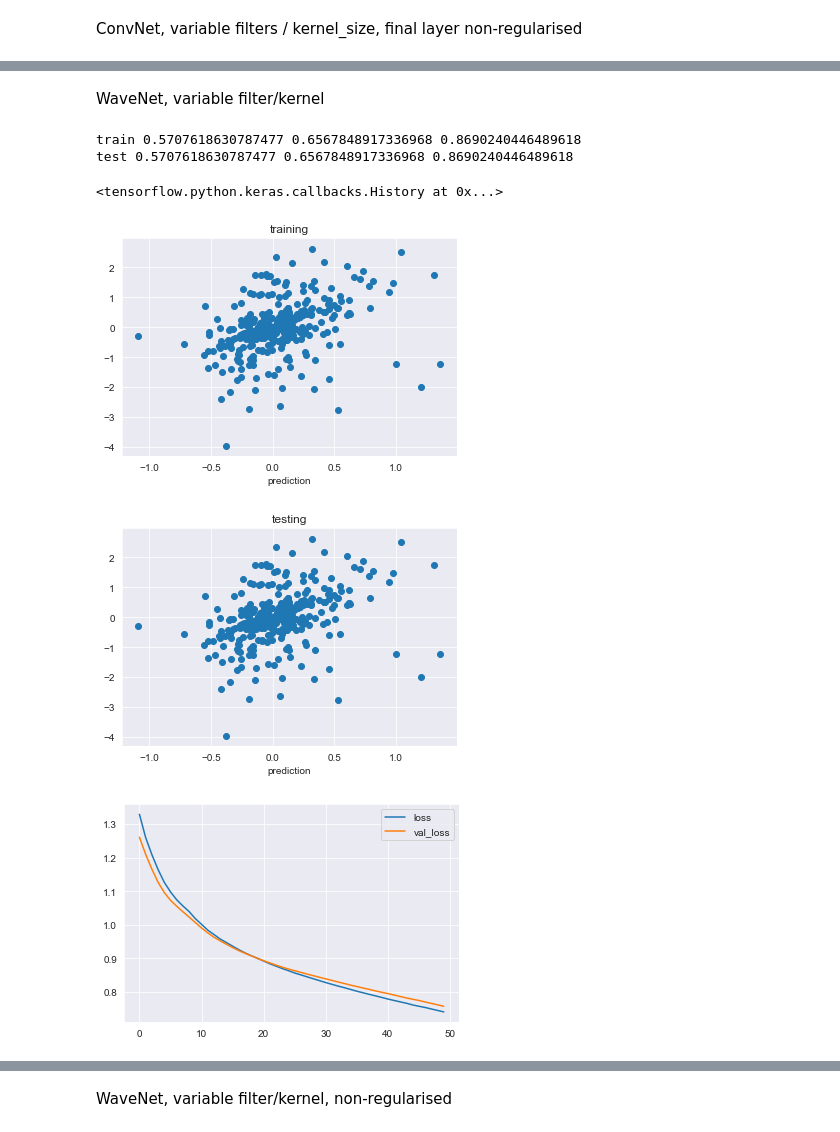
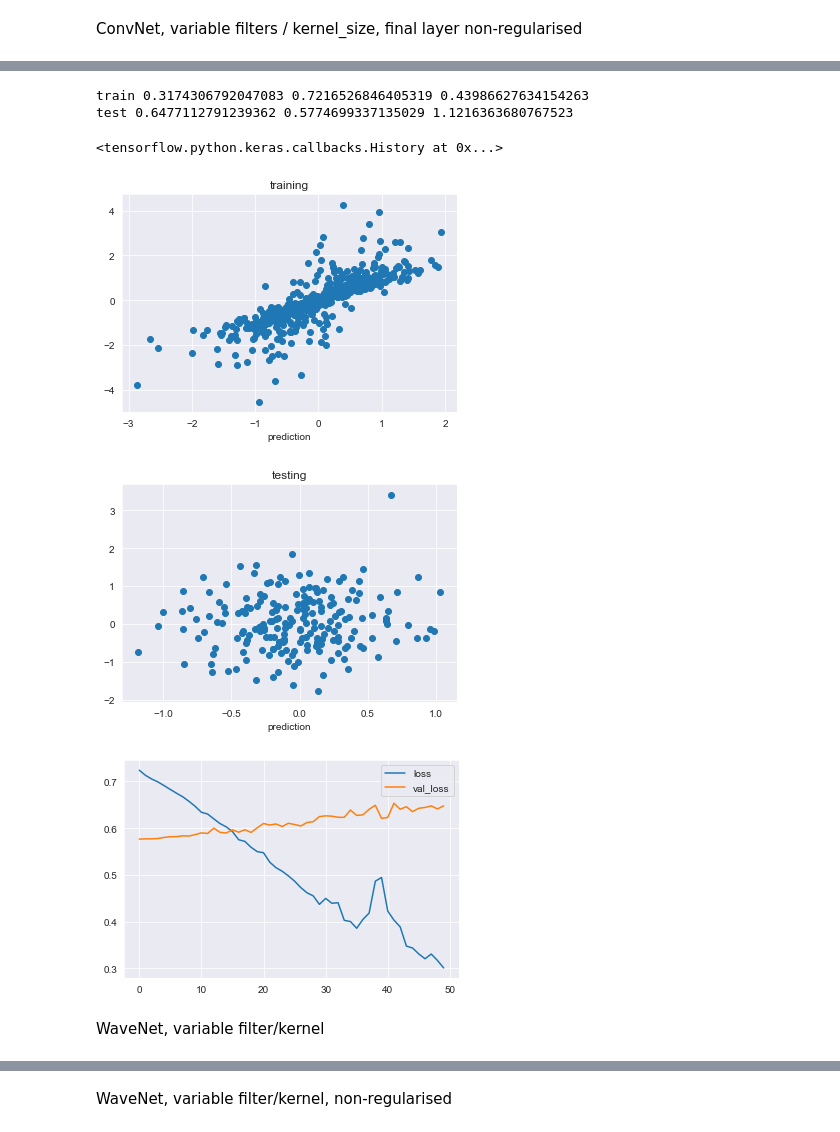
Before and after one commit to navin9292/Google_Wavenet-_Model, a Jupyter notebook: wavenet.ipynb, the cells around one changed output, grey strips where cells are left out. Cells and saved outputs as stored; diff of their text form; code cells hidden in the pictures.

```diff
--- a/wavenet.ipynb
+++ b/wavenet.ipynb
@@ -158,0 +181,13 @@ test 0.8802986422019727 0.8802129578053762 1.0000973450752306
+# %%
+def conv_multi_extra_layer_unregularized():
+    x = i = Input(shape=(30, 1))
+    x = BatchNormalization()(x)
+    x = Convolution1D(filters=4, kernel_size=8, dilation_rate=1, padding='same', activation='relu')(x)
+    x = Convolution1D(filters=8, kernel_size=4, dilation_rate=2, padding='same', activation='relu')(x)
+    x = Convolution1D(filters=16, kernel_size=2, dilation_rate=4, padding='same', activation='relu')(x)
+    x = Convolution1D(filters=32, kernel_size=1, dilation_rate=8, padding='same', activation='relu')(x)
+    x = Flatten()(x)
+    x = Dense(30, activation='relu')(x)
+    x = Dense(1, activation='linear')(x)
+    model = keras.Model(i, x)
+    return model
@@ -237,27 +265,15 @@ test 0.3441257364082499 0.6567848917336968 0.523955012880809
+# %%
+model = conv_multi_extra_layer_unregularized()
+model.compile(optimizer=tensorflow.keras.optimizers.Adam(1e-3), loss='mae')
+hist = model.fit(train_data_gen, epochs=50, validation_data=test_data_gen, verbose=0)
+evaluate_model(model, hist)
+hist
+# %% [output]
+train 0.3174306792047083 0.7216526846405319 0.43986627634154263
+test 0.6477112791239362 0.5774699337135029 1.1216363680767523
+<tensorflow.python.keras.callbacks.History at 0x...>
+[figure, added]
+[figure, added]
+[figure, added]
 # %% [markdown]
 WaveNet, variable filter/kernel
-# %%
-x = i = Input(shape=(30, 1))
-x = BatchNormalization()(x)
-x, _ = WaveNetBlock(filters=4, kernel_size=8, dilation_rate=1, activation='relu')(x)
-x, _ = WaveNetBlock(filters=8, kernel_size=4, dilation_rate=2, activation='relu')(x)
-x, _ = WaveNetBlock(filters=16, kernel_size=2, dilation_rate=4, activation='relu')(x)
-x, _ = WaveNetBlock(filters=32, kernel_size=1, dilation_rate=8, activation='relu')(x)
-x = Flatten()(x)
-x = Dense(30, activation='relu', kernel_regularizer='l2')(x)
-# x = Dense(30, activation='relu', kernel_regularizer='l2')(x)
-x = Dense(1, activation='linear', kernel_regularizer='l2')(x)
-
-
-model = keras.Model(i, x)
-model.compile(optimizer=tensorflow.keras.optimizers.Adam(1e-3), loss='mae')
-hist = model.fit(train_data_gen, epochs=50, validation_data=test_data_gen, verbose=0)
-evaluate_model(model, hist)
-hist
-# %% [output]
-train 0.5707618630787477 0.6567848917336968 0.8690240446489618
-test 0.5707618630787477 0.6567848917336968 0.8690240446489618
-<tensorflow.python.keras.callbacks.History at 0x...>
-[figure, removed]
-[figure, removed]
-[figure, removed]
```
Also changed, not shown: parts of 19 cells of this notebook.
